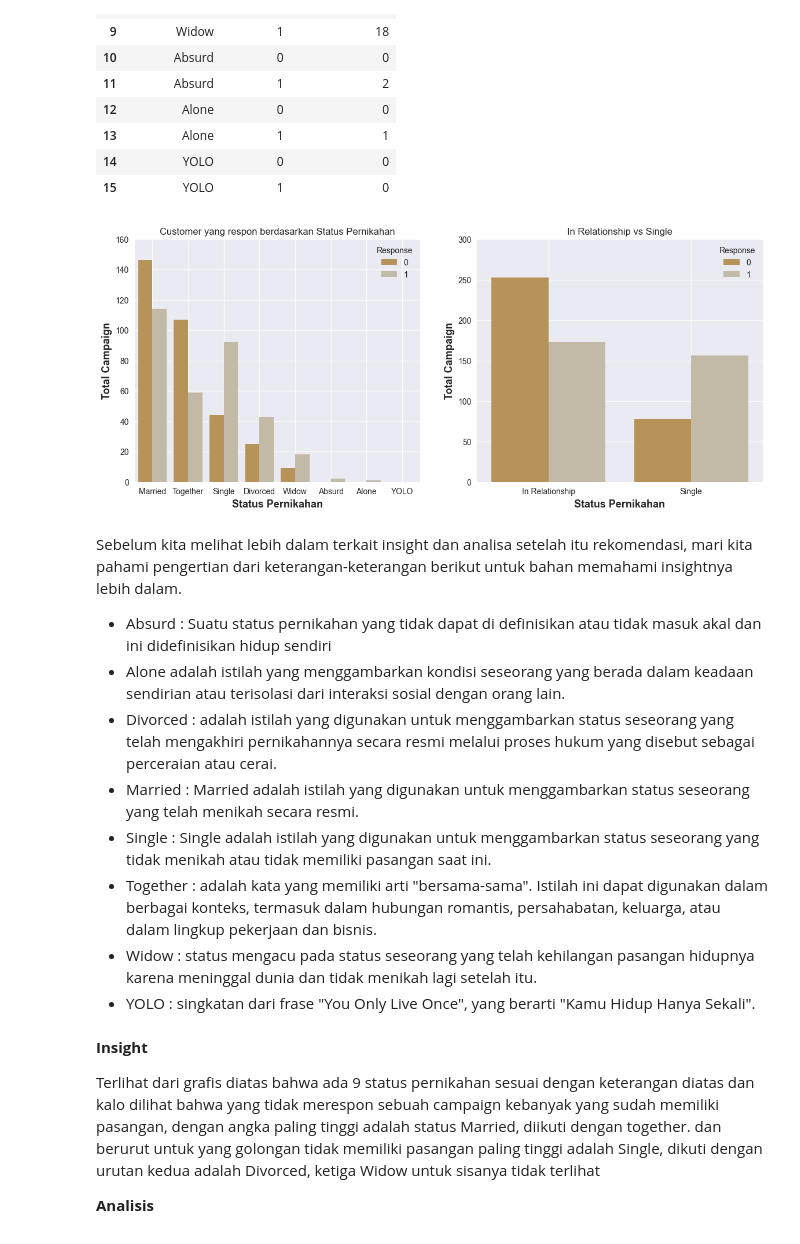
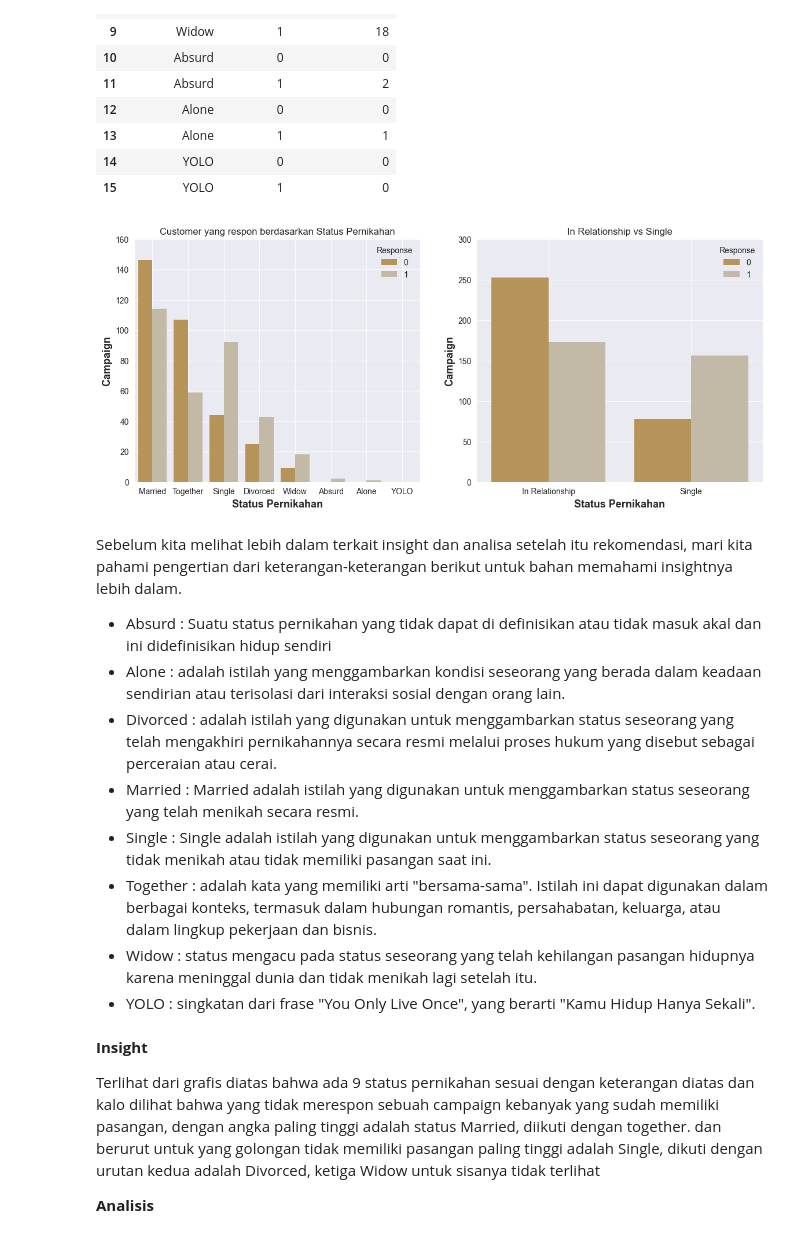
Before and after one commit to hrydwntr/supermarket_customer_analysis, a Jupyter notebook: Full_Capstone_Module_2.ipynb, the cells around one changed output. Cells and saved outputs as stored; diff of their text form; code cells hidden in the pictures.

```diff
--- a/Full_Capstone_Module_2.ipynb
+++ b/Full_Capstone_Module_2.ipynb
@@ -709,35 +709,35 @@ Marital_Status
 # %%
 clr = ["#C69749", "#C7BCA1"]
 plt.figure(figsize=(14,12))
 plt.subplot(2,2,1)
 plt.title('Customer yang respon berdasarkan Status Pernikahan')
 sns.barplot(x='Marital_Status',y='Total_Campaign', palette=clr,
             data=Marital_Status, hue='Response',
             ci=None,
             estimator=np.sum)
-plt.ylabel("Total Campaign", fontweight = "bold", size = 13)
+plt.ylabel("Campaign", fontweight = "bold", size = 13)
 plt.xlabel("Status Pernikahan", fontweight = "bold", size = 13)
 plt.grid(alpha=0.8)
 plt.ylim([0,160])
 plt.subplot(2,2,2)
 plt.title('In Relationship vs Single')
 
 sns.barplot(x='Marital_Status',y='Total_Campaign',  palette=clr,
             data=status_selection, hue='Response',
             ci=None,
             estimator=np.sum)
-plt.ylabel("Total Campaign", fontweight = "bold", size = 13)
+plt.ylabel("Campaign", fontweight = "bold", size = 13)
 plt.xlabel("Status Pernikahan", fontweight = "bold", size = 13)
 plt.grid(alpha=0.8)
 plt.ylim([0,300])
 plt.subplot(2,2,2)
 plt.show()
 # %% [output]
-[figure, old version]
+[figure, new version]
 # %% [markdown]
 Sebelum kita melihat lebih dalam terkait insight dan analisa setelah itu rekomendasi, mari kita pahami pengertian dari keterangan-keterangan berikut untuk bahan memahami insightnya lebih dalam.
 - Absurd : Suatu status pernikahan yang tidak dapat di definisikan atau tidak masuk akal dan ini didefinisikan hidup sendiri
-- Alone adalah istilah yang menggambarkan kondisi seseorang yang berada dalam keadaan sendirian atau terisolasi dari interaksi sosial
+- Alone : adalah istilah yang menggambarkan kondisi seseorang yang berada dalam keadaan sendirian atau terisolasi dari interaksi sosial
 dengan orang lain.
 - Divorced : adalah istilah yang digunakan untuk menggambarkan status seseorang yang telah mengakhiri pernikahannya secara resmi melalui proses hukum yang disebut sebagai perceraian atau cerai.
 - Married : Married adalah istilah yang digunakan untuk menggambarkan status seseorang yang telah menikah secara resmi.
```
Also changed, not shown: parts of 3 cells of this notebook, 2 other files.
